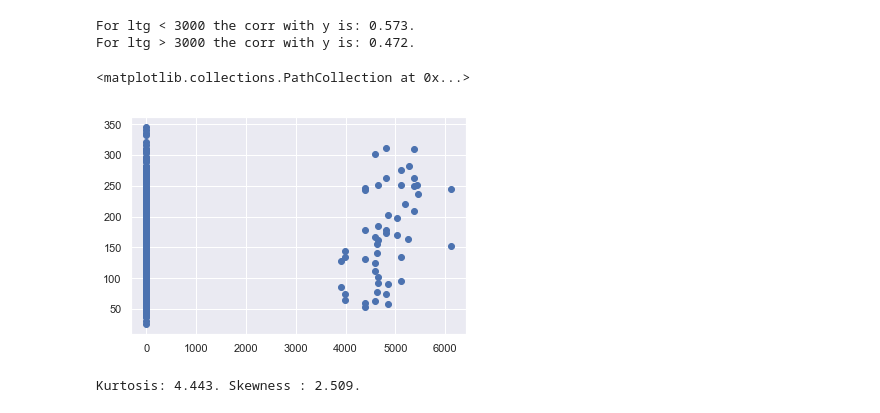
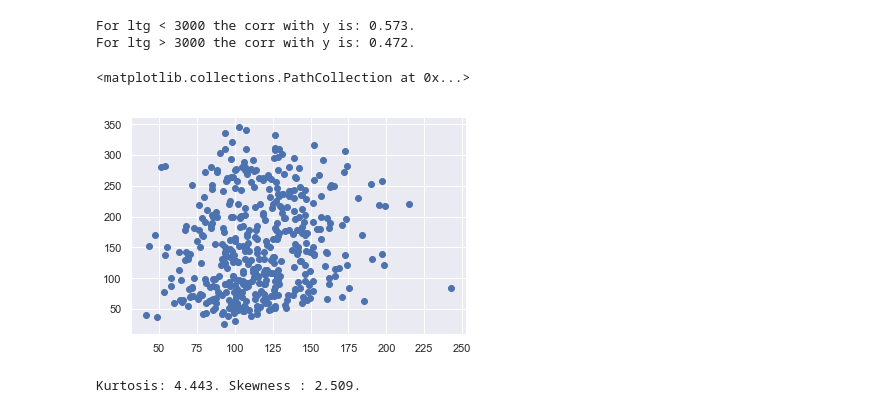
Before and after one commit to prbronze/MCZA015-13, a Jupyter notebook: Diabetes and Regression.ipynb, the cells around one changed output. Drawn from its saved outputs; the diff is of its cells as text; code cells hidden in the pictures.

```diff
--- a/Diabetes and Regression.ipynb
+++ b/Diabetes and Regression.ipynb
@@ -73,10 +95,10 @@ print('For ltg < 3000 the corr with y is: {:.3f}.\nFor ltg > 3000 the corr with
 For ltg < 3000 the corr with y is: 0.573.
 For ltg > 3000 the corr with y is: 0.472.
 # %%
-plt.scatter(df['ltg'],df['y'])
+plt.scatter(df['ldl'],df['y'])
 # %% [output]
 <matplotlib.collections.PathCollection at 0x...>
-[figure, old version]
+[figure, new version]
 # %%
 print('Kurtosis: {:.3f}. Skewness : {:.3f}.'.format(df['ltg'].kurtosis(),df['ltg'].skew()))
 # %% [output]
```
Also changed, not shown: parts of 14 cells of this notebook.
